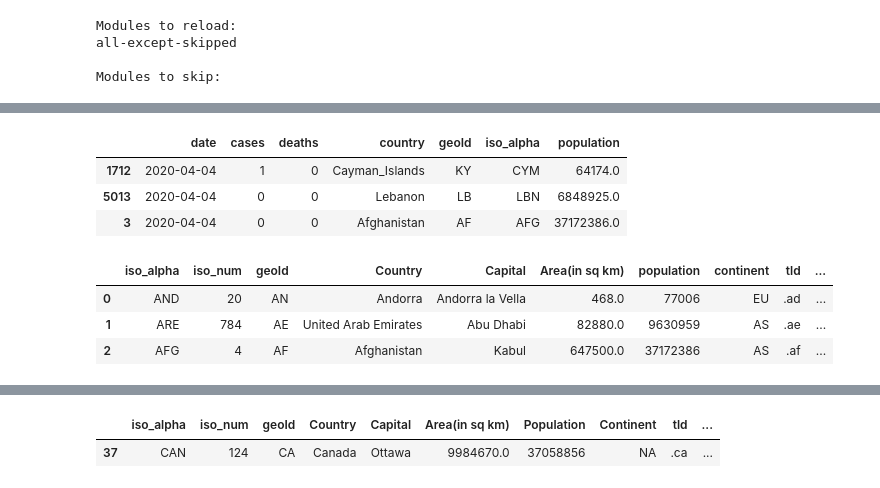
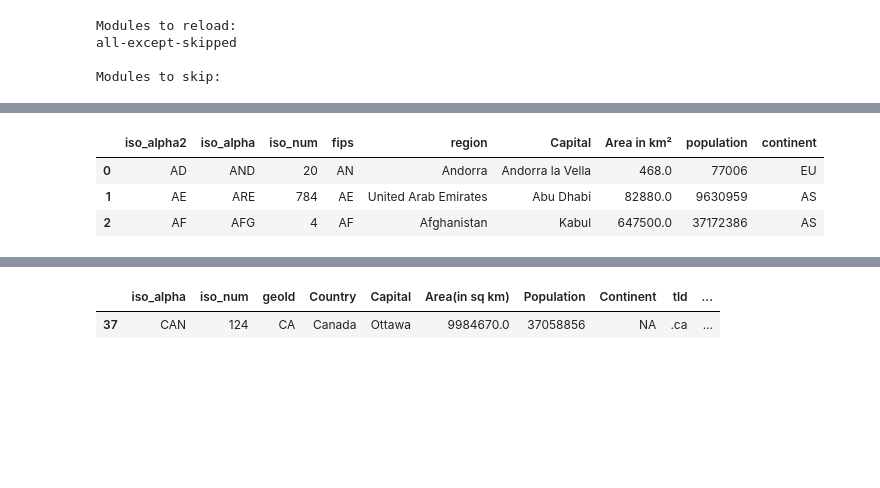
Before and after one commit to ditori1976/covid_app, a Jupyter notebook: DataLoader.ipynb, the cells around one changed output, grey strips where cells are left out. Cells and saved outputs as stored; diff of their text form; code cells hidden in the pictures; blank space fills up the shorter version.

Commit message:
refactoring of DataLoader class

```diff
--- a/DataLoader.ipynb
+++ b/DataLoader.ipynb
@@ -19,6 +31,3 @@ Modules to reload:
 all-except-skipped
 
 Modules to skip:
-# %%
-data=DataLoader()
-data.jhu()
@@ -41,16 +308,7 @@ data.deaths.sort_values("date", ascending=False)#[data.confirmed.date=="index"]#
-# %%
-data.ecdc()
-data.ecdc_raw.tail(3)
-# %% [output]
-|  | date | cases | deaths | country | geoId | iso_alpha | population |
-| 1712 | 2020-04-04 | 1 | 0 | Cayman_Islands | KY | CYM | 64174.0 |
-| 5013 | 2020-04-04 | 0 | 0 | Lebanon | LB | LBN | 6848925.0 |
-| 3 | 2020-04-04 | 0 | 0 | Afghanistan | AF | AFG | 37172386.0 |
 # %%
-data.geonames()
 data.country_info.head(3)
 # %% [output]
-|  | iso_alpha | iso_num | geoId | Country | Capital | Area(in sq km) | population | continent | tld | ... |
-| 0 | AND | 20 | AN | Andorra | Andorra la Vella | 468.0 | 77006 | EU | .ad | ... |
-| 1 | ARE | 784 | AE | United Arab Emirates | Abu Dhabi | 82880.0 | 9630959 | AS | .ae | ... |
-| 2 | AFG | 4 | AF | Afghanistan | Kabul | 647500.0 | 37172386 | AS | .af | ... |
+|  | iso_alpha2 | iso_alpha | iso_num | fips | region | Capital | Area in km² | population | continent |
+| 0 | AD | AND | 20 | AN | Andorra | Andorra la Vella | 468.0 | 77006 | EU |
+| 1 | AE | ARE | 784 | AE | United Arab Emirates | Abu Dhabi | 82880.0 | 9630959 | AS |
+| 2 | AF | AFG | 4 | AF | Afghanistan | Kabul | 647500.0 | 37172386 | AS |
```
Also changed, not shown: parts of 32 cells of this notebook, 4 other files.
